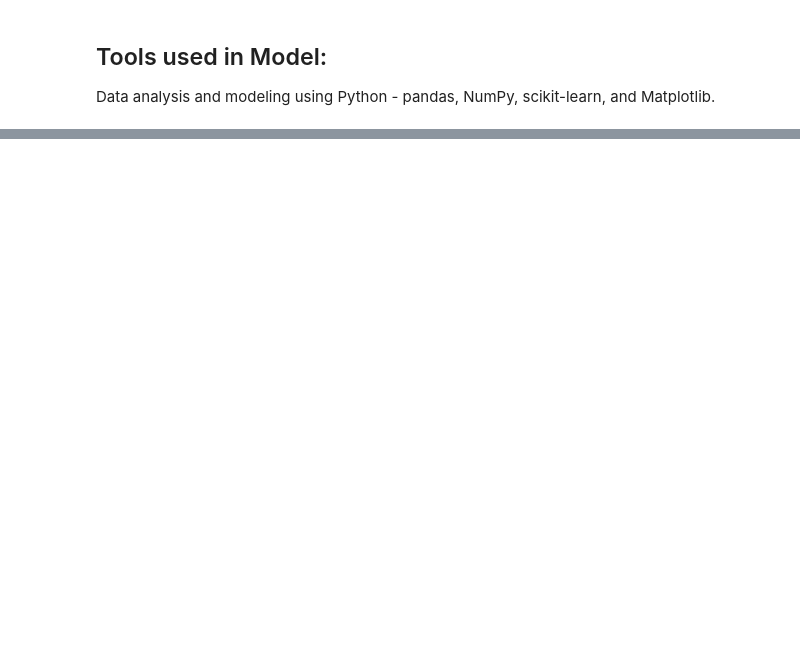
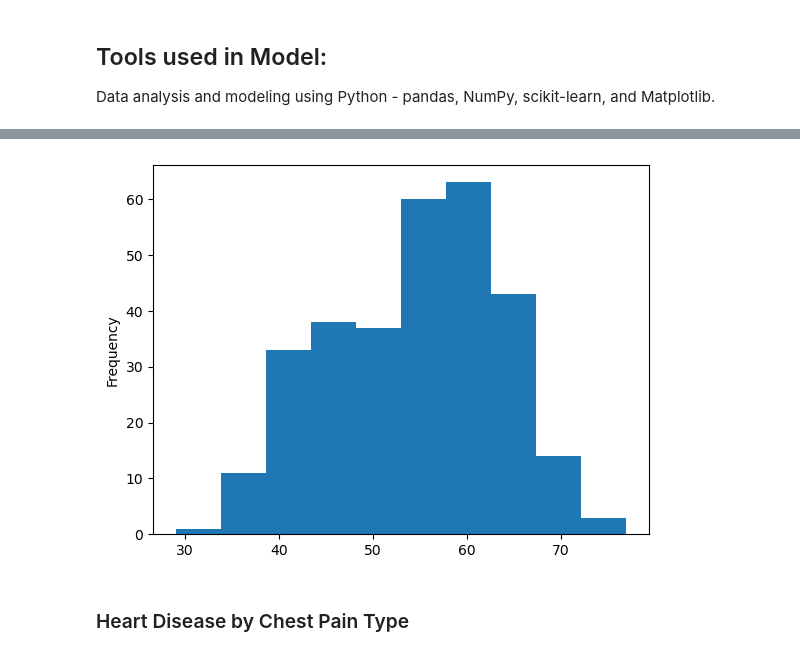
Before and after one commit to JHarrisJoshua/ML-Heart-Disease-Classification, a Jupyter notebook: Heart-Disease-Classification.ipynb, the cells around one changed output, grey strips where cells are left out. Saved outputs shown, nothing was run; the diff lists cells and outputs as text; code cells hidden in the pictures; blank space fills up the shorter version.

```diff
--- a/Heart-Disease-Classification.ipynb
+++ b/Heart-Disease-Classification.ipynb
@@ -119,0 +239,6 @@ from sklearn.metrics import plot_roc_curve
+# %%
+data.age.plot.hist();
+# %% [output]
+[figure, added]
+# %% [markdown]
+### Heart Disease by Chest Pain Type
```
Also changed, not shown: parts of 52 cells of this notebook.
